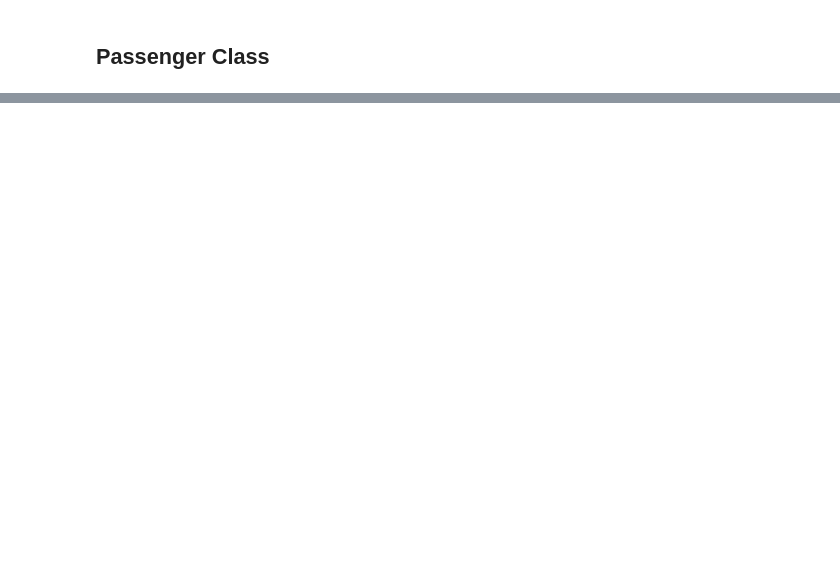
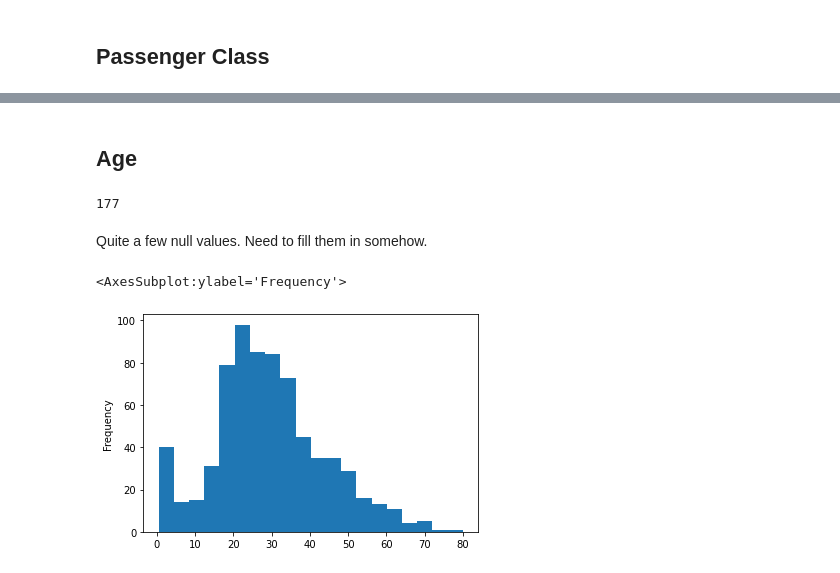
Before and after one commit to tintindas/titanic-kaggle, a Jupyter notebook: eda.ipynb, the cells around one changed output, grey strips where cells are left out. Drawn from its saved outputs; the diff is of its cells as text; code cells hidden in the pictures; blank space fills up the shorter version.

```diff
--- a/eda.ipynb
+++ b/eda.ipynb
@@ -68,0 +101,7 @@ pclass_df
+# %%
+df["Name"][0]
+
+def extract_title(name):
+    return name.split(",")[1].split(".")[0].strip()
+
+extract_title(df["Name"][0])
@@ -68,0 +116,28 @@ pclass_df
+# %%
+# Make a dictionary from all the unique titles in the dataset which maps to the status of the passenger.
+
+title_dict = {
+    "Mr": "Commoner",
+    "Mrs": "Commoner",
+    "Miss": "Commoner",
+    "Master": "Commoner",
+    "Don": "Noble",
+    "Rev": "Serviceman",
+    "Dr": "Serviceman",
+    "Mme": "Commoner",
+    "Ms": "Commoner",
+    "Major": "Serviceman",
+    "Lady": "Noble",
+    "Sir": "Noble",
+    "Mlle": "Commoner",
+    "Col": "Serviceman",
+    "Capt": "Serviceman",
+    "the Countess": "Noble",
+    "Jonkheer": "Noble",
+}
+# %%
+def assign_social_status(title):
+    return title_dict[title]
+# %%
+df["SocialStatus"] = df["Name"].apply(extract_title)
+df["SocialStatus"] = df["SocialStatus"].apply(assign_social_status)
@@ -68,0 +179,13 @@ pclass_df
+# %% [markdown]
+## Age
+# %%
+df["Age"].isna().sum()
+# %% [output]
+177
+# %% [markdown]
+Quite a few null values. Need to fill them in somehow.
+# %%
+df["Age"].plot.hist(bins=20)
+# %% [output]
+<AxesSubplot:ylabel='Frequency'>
+[figure, added]
```
Also changed, not shown: parts of 32 cells of this notebook.
